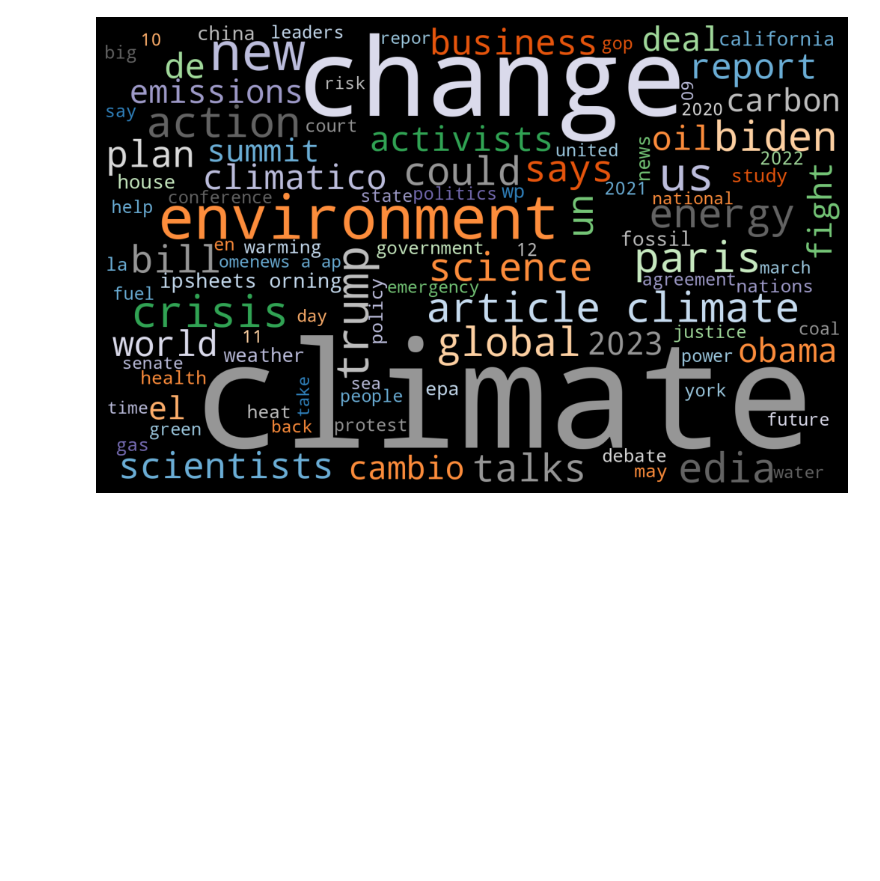
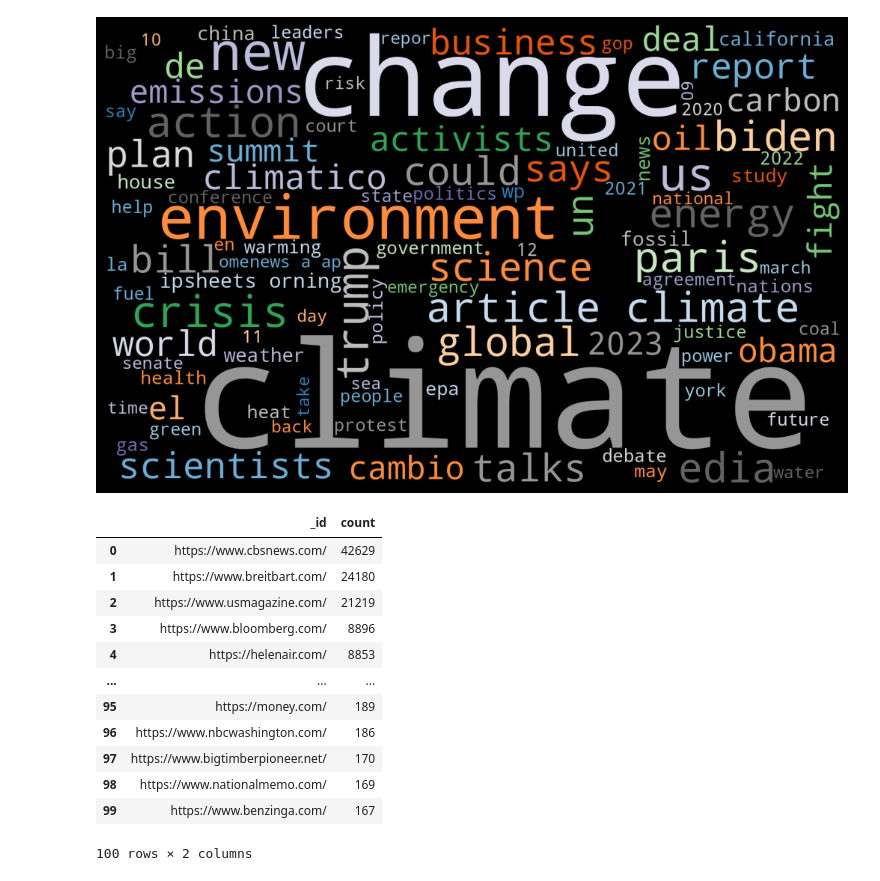
Before and after one commit to PatrickLperso/Suivi_de_narratives, a Jupyter notebook: Analysis_mongo.ipynb, the cells around one changed output. Cells and saved outputs as stored; diff of their text form; code cells hidden in the pictures; blank space fills up the shorter version.

```diff
--- a/Analysis_mongo.ipynb
+++ b/Analysis_mongo.ipynb
@@ -280,3 +282,19 @@ axes.axis("off")
 plt.show()
 # %% [output]
 [figure]
+# %%
+pd.DataFrame(stat_end_sitemaps).iloc[:100]
+# %% [output]
+|  | _id | count |
+| 0 | https://www.cbsnews.com/ | 42629 |
+| 1 | https://www.breitbart.com/ | 24180 |
+| 2 | https://www.usmagazine.com/ | 21219 |
+| 3 | https://www.bloomberg.com/ | 8896 |
+| 4 | https://helenair.com/ | 8853 |
+| ... | ... | ... |
+| 95 | https://money.com/ | 189 |
+| 96 | https://www.nbcwashington.com/ | 186 |
+| 97 | https://www.bigtimberpioneer.net/ | 170 |
+| 98 | https://www.nationalmemo.com/ | 169 |
+| 99 | https://www.benzinga.com/ | 167 |
+100 rows × 2 columns
```
Also changed, not shown: parts of 3 cells of this notebook.
